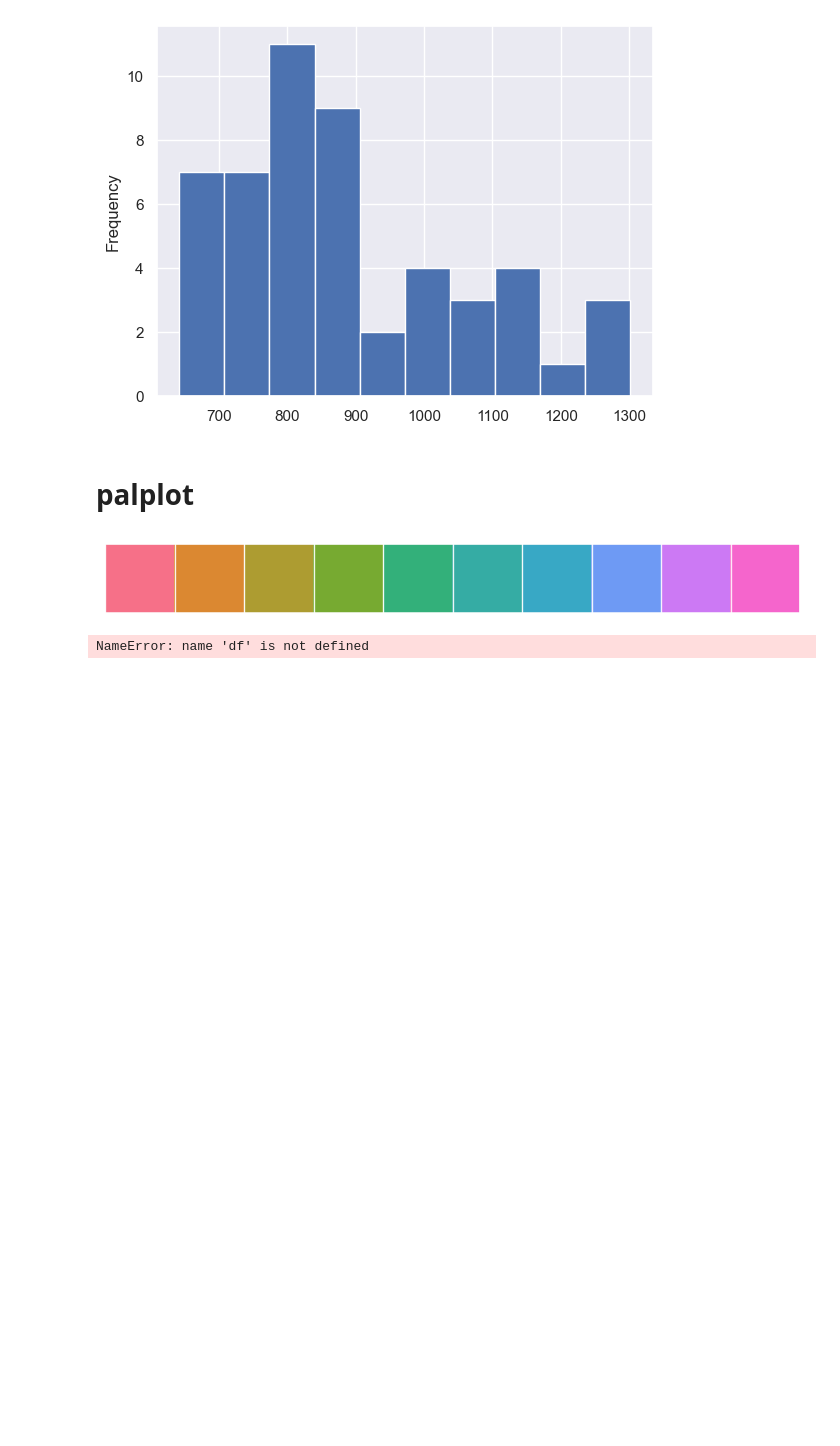
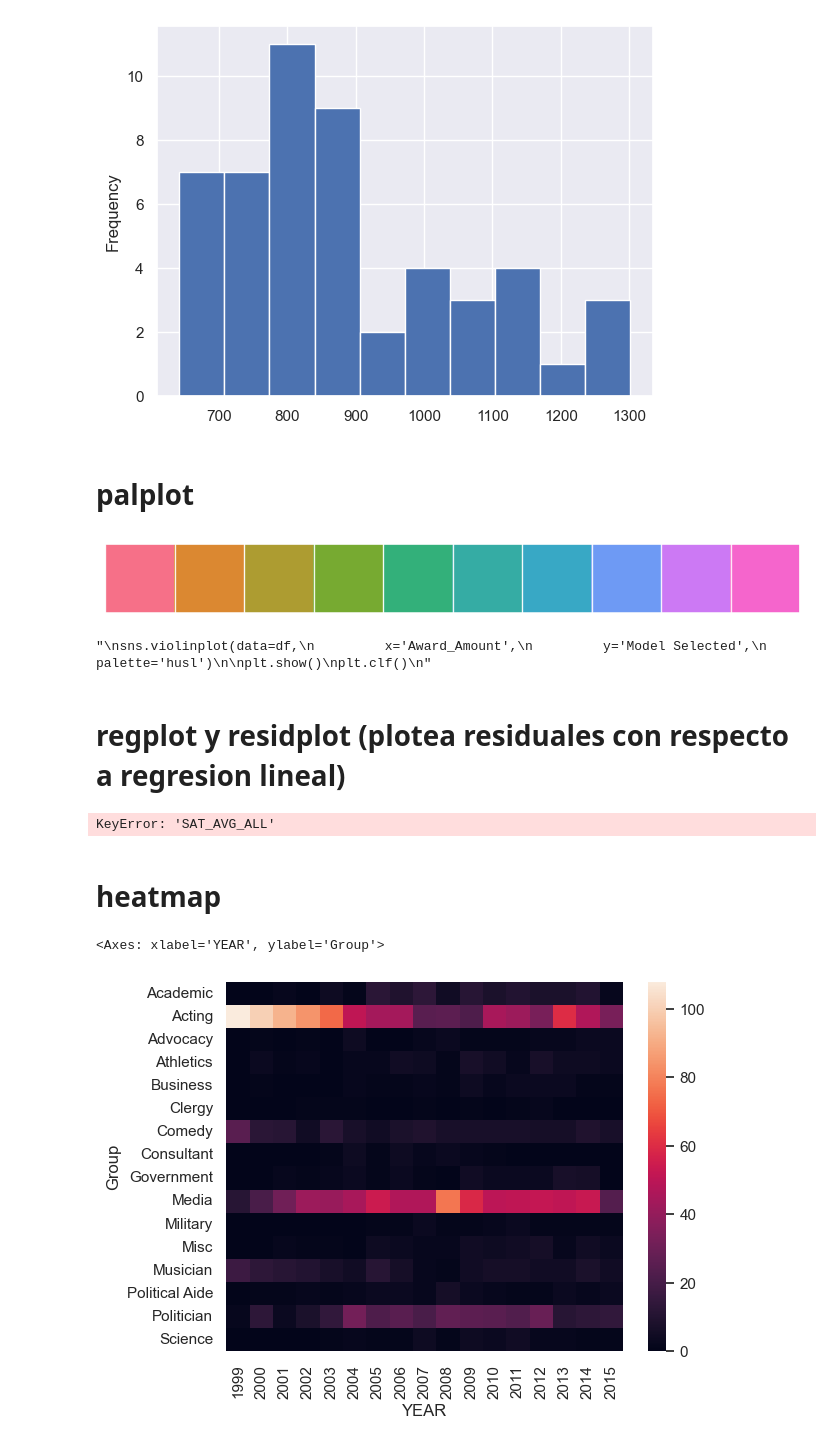
Before and after one commit to FranGiordano/machine-learning-datacamp, a Jupyter notebook: practice/seaborn.ipynb, the cells around one changed output. Cells and saved outputs as stored; diff of their text form; code cells hidden in the pictures; blank space fills up the shorter version.

Commit message:
added seaborn datasets

```diff
--- a/practice/seaborn.ipynb
+++ b/practice/seaborn.ipynb
@@ -9,6 +9,9 @@ student_data = pd.read_csv("../datasets/student-alcohol-consumption.csv")
 mpg = pd.read_csv("../datasets/mpg.csv")
 survey_data = pd.read_csv("../datasets/young-people-survey-responses.csv")
 insurance = pd.read_csv("../datasets/insurance_premiums.csv")
+bikes = pd.read_csv("../datasets/bike_share.csv")
+daily_show = pd.read_csv("../datasets/daily_show_guests_cleaned.csv")
+college = pd.read_csv("../datasets/college_datav3.csv")
 # %% [markdown]
 # Example 1 - scatterplot
 # %%
@@ -233,6 +236,7 @@ sns.palplot(pal)
 # %% [output]
 [figure]
 # %%
+"""
 sns.violinplot(data=df,
          x='Award_Amount',
          y='Model Selected',
@@ -240,5 +244,17 @@ sns.violinplot(data=df,
 
 plt.show()
 plt.clf()
+"""
 # %% [output]
-NameError: name 'df' is not defined
+"\nsns.violinplot(data=df,\n         x='Award_Amount',\n         y='Model Selected',\n         palette='husl')\n\nplt.show()\nplt.clf()\n"
+# %% [markdown]
+# regplot y residplot (plotea residuales con respecto a regresion lineal)
+# %%
+sns.regplot(data=student_data,
+         y='Tuition',
+         x='SAT_AVG_ALL',
+         marker='^',
+         color='g',
+        order = 2)
+# %% [output]
+KeyError: 'SAT_AVG_ALL'
@@ -244,0 +266,7 @@ NameError: name 'df' is not defined
+# %% [markdown]
+# heatmap
+# %%
+sns.heatmap(pd.crosstab(daily_show["Group"], daily_show["YEAR"]))
+# %% [output]
+<Axes: xlabel='YEAR', ylabel='Group'>
+[figure, added]
```
Also changed, not shown: parts of 13 cells of this notebook.
